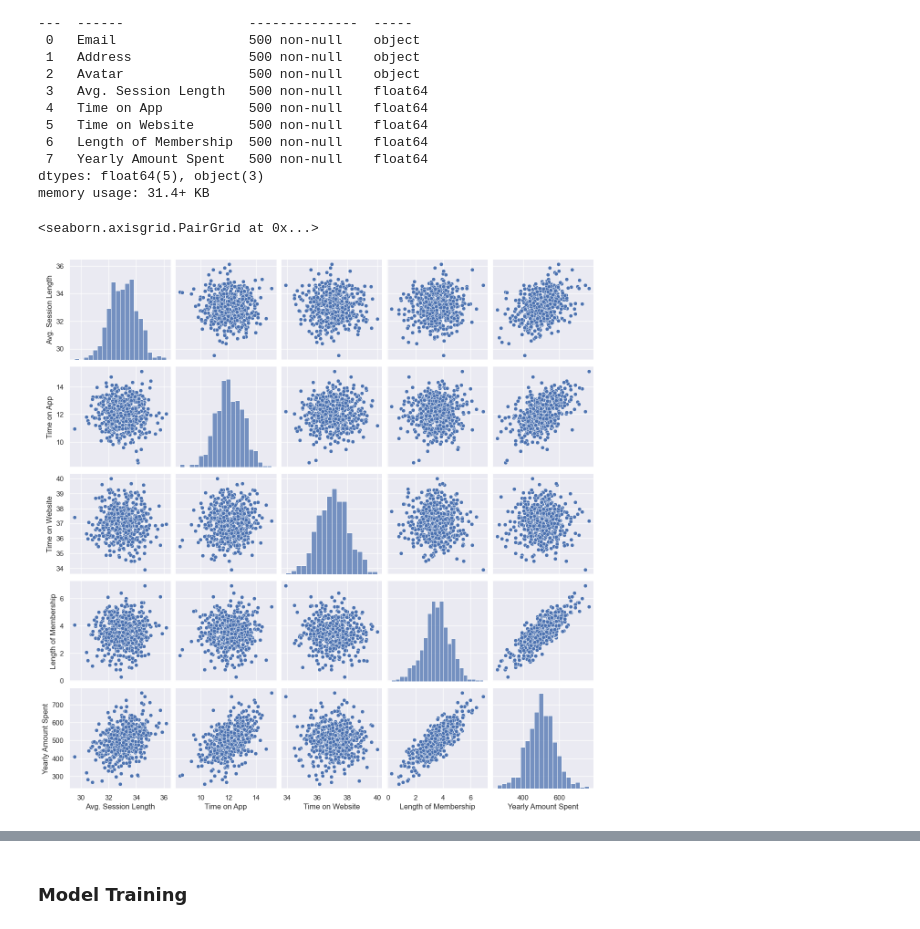
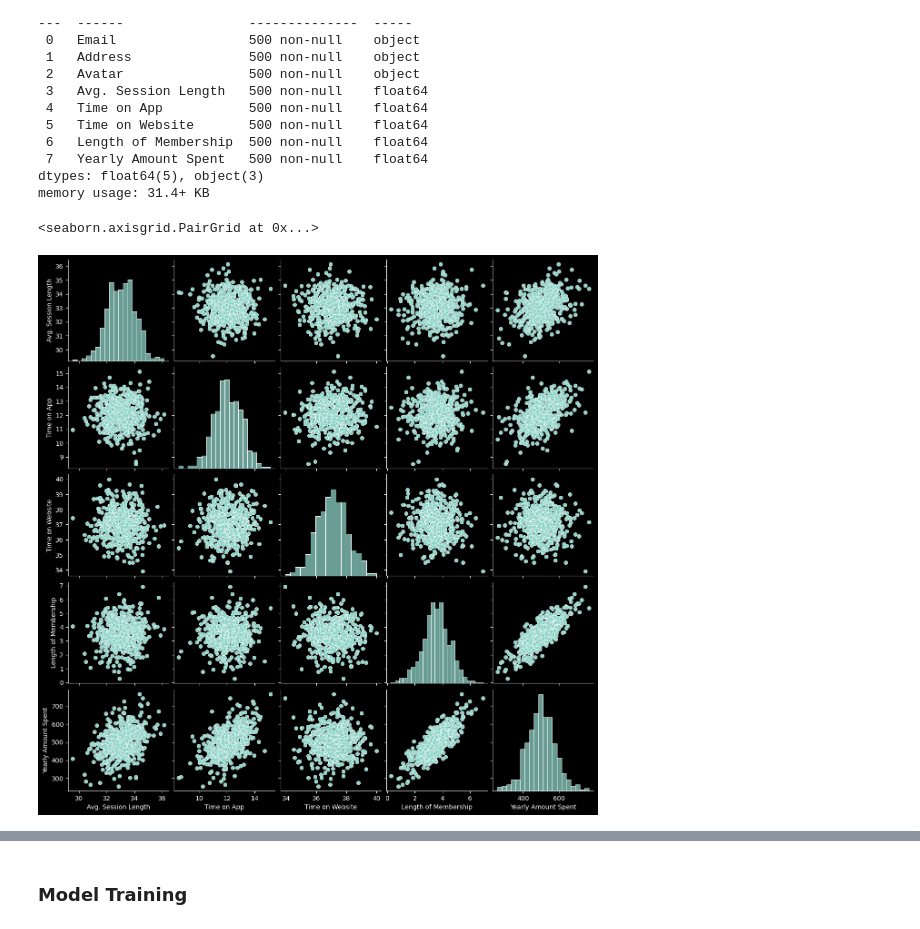
Before and after one commit to ahmedyar7/Machine-Learning-Projects, a Jupyter notebook: Ecommerce-Company/main.ipynb, the cells around one changed output, grey strips where cells are left out. Drawn from its saved outputs; the diff is of its cells as text; code cells hidden in the pictures.

```diff
--- a/Ecommerce-Company/main.ipynb
+++ b/Ecommerce-Company/main.ipynb
@@ -53,11 +53,10 @@ memory usage: 31.4+ KB
 # %%
 # TODO: Making the pair plot
 # %%
-sns.set_theme("notebook")
 sns.pairplot(data=data_df)
 # %% [output]
 <seaborn.axisgrid.PairGrid at 0x...>
-[figure, old version]
+[figure, new version]
 # %%
 plt.figure()
 sns.lmplot(
```
Also changed, not shown: parts of 13 cells of this notebook.
